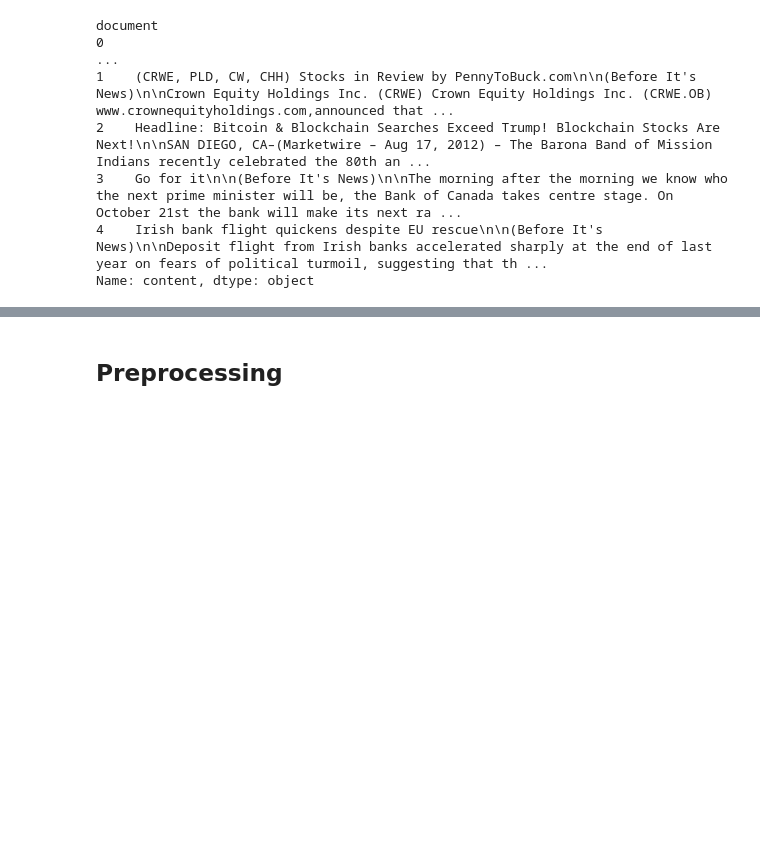
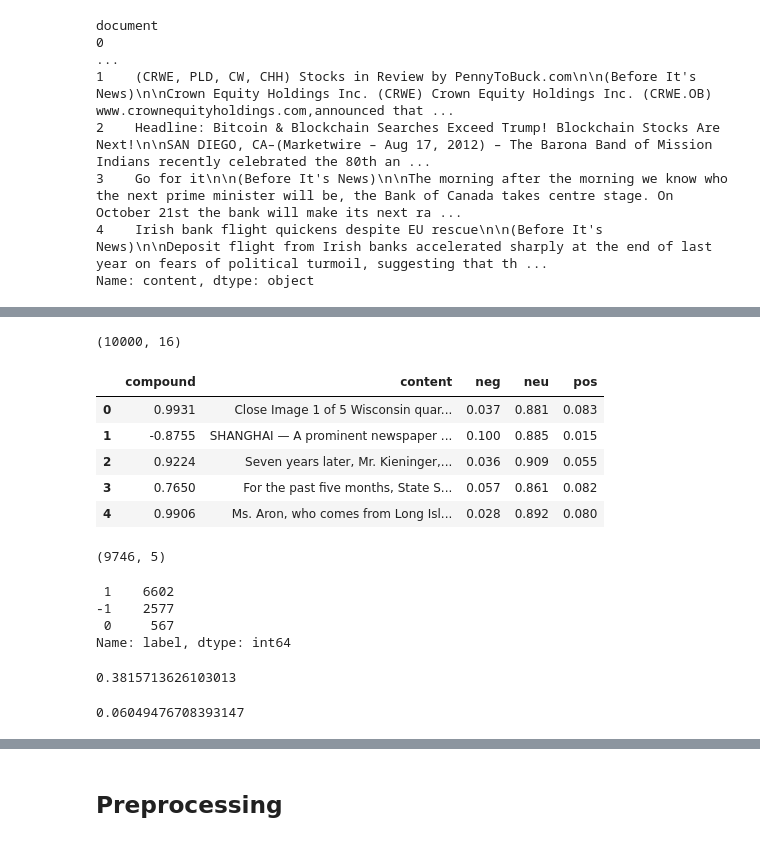
Before and after one commit to bijaykahar/English-Fake-News-Project, a Jupyter notebook: two-types-main-analysis.ipynb, the cells around one changed output, grey strips where cells are left out. Drawn from its saved outputs; the diff is of its cells as text; code cells hidden in the pictures; blank space fills up the shorter version.

```diff
--- a/two-types-main-analysis.ipynb
+++ b/two-types-main-analysis.ipynb
@@ -209,0 +272,30 @@ The typology of different kinds of fake news is an interesting issue in this dat
+# %%
+reliable.shape
+# %% [output]
+(10000, 16)
+# %%
+relcontent = set()
+# %%
+for index, row in reliable.iterrows():
+    relcontent.add(row['content'])
+# %%
+relresults = []
+for doc in relcontent:
+    pol_score = sia.polarity_scores(doc)
+    pol_score['content'] = doc
+    relresults.append(pol_score)
+# %%
+reldf = pd.DataFrame.from_records(relresults)
+# %%
+reldf.head()
+# %% [output]
+|  | compound | content | neg | neu | pos |
+| 0 | 0.9931 | Close Image 1 of 5 Wisconsin quar... | 0.037 | 0.881 | 0.083 |
+| 1 | -0.8755 | SHANGHAI — A prominent newspaper ... | 0.100 | 0.885 | 0.015 |
+| 2 | 0.9224 | Seven years later, Mr. Kieninger,... | 0.036 | 0.909 | 0.055 |
+| 3 | 0.7650 | For the past five months, State S... | 0.057 | 0.861 | 0.082 |
+| 4 | 0.9906 | Ms. Aron, who comes from Long Isl... | 0.028 | 0.892 | 0.080 |
+# %%
+reldf.shape
+# %% [output]
+(9746, 5)
@@ -209,0 +306,15 @@ The typology of different kinds of fake news is an interesting issue in this dat
+# %%
+reldf.label.value_counts()
+# %% [output]
+ 1    6602
+-1    2577
+ 0     567
+Name: label, dtype: int64
+# %%
+print (reldf['compound'].mean())
+# %% [output]
+0.3815713626103013
+# %%
+print (reldf['neg'].mean())
+# %% [output]
+0.06049476708393147
```
Also changed, not shown: parts of 72 cells of this notebook.
